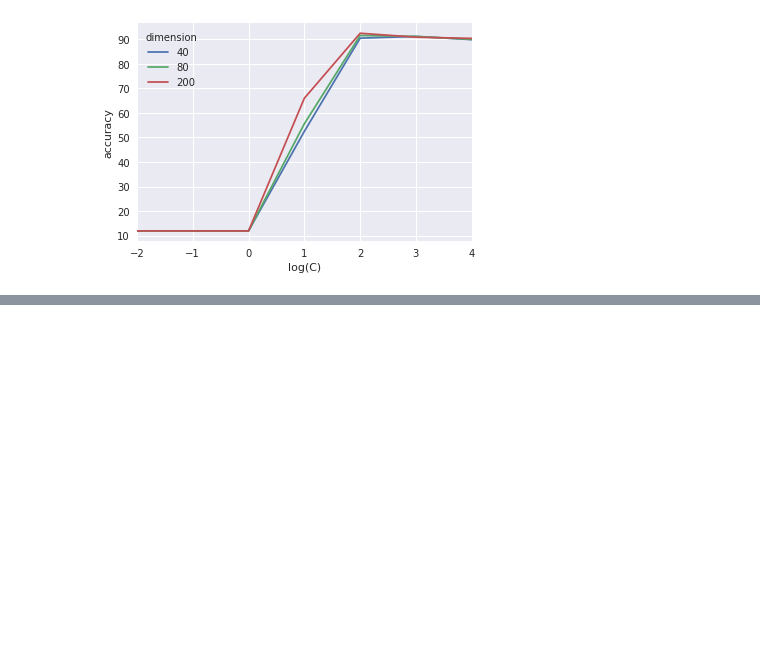
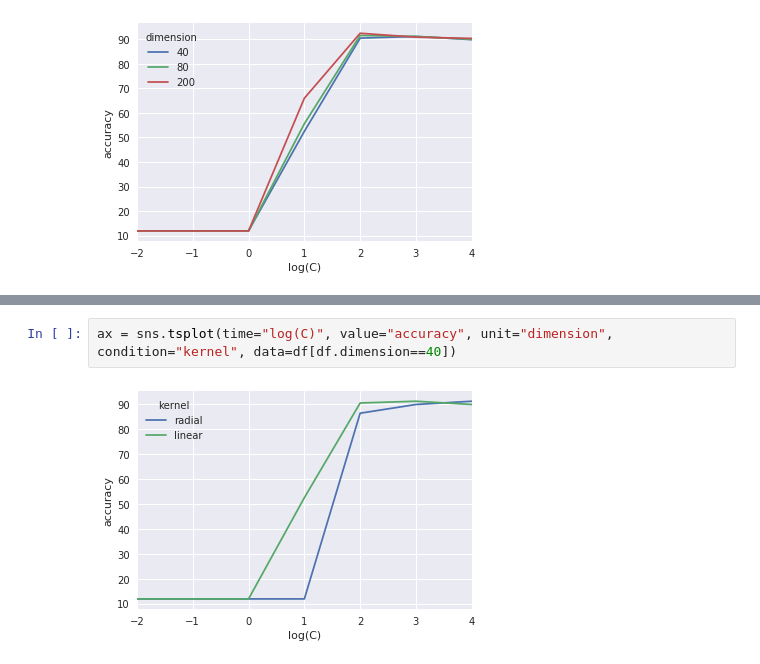
Before and after one commit to zxybazh/PRML-Assignment, a Jupyter notebook: assignment4/src/mnist.ipynb, the cells around one changed output, grey strips where cells are left out. Drawn from its saved outputs; the diff is of its cells as text; blank space fills up the shorter version.

```diff
--- a/assignment4/src/mnist.ipynb
+++ b/assignment4/src/mnist.ipynb
@@ -434,0 +437,4 @@ ax = sns.tsplot(time="log(C)", value="accuracy", unit="kernel", condition="dimen
+# %%
+ax = sns.tsplot(time="log(C)", value="accuracy", unit="dimension", condition="kernel", data=df[df.dimension==40])
+# %% [output]
+[figure, added]
```
Also changed, not shown: parts of 3 cells of this notebook.
